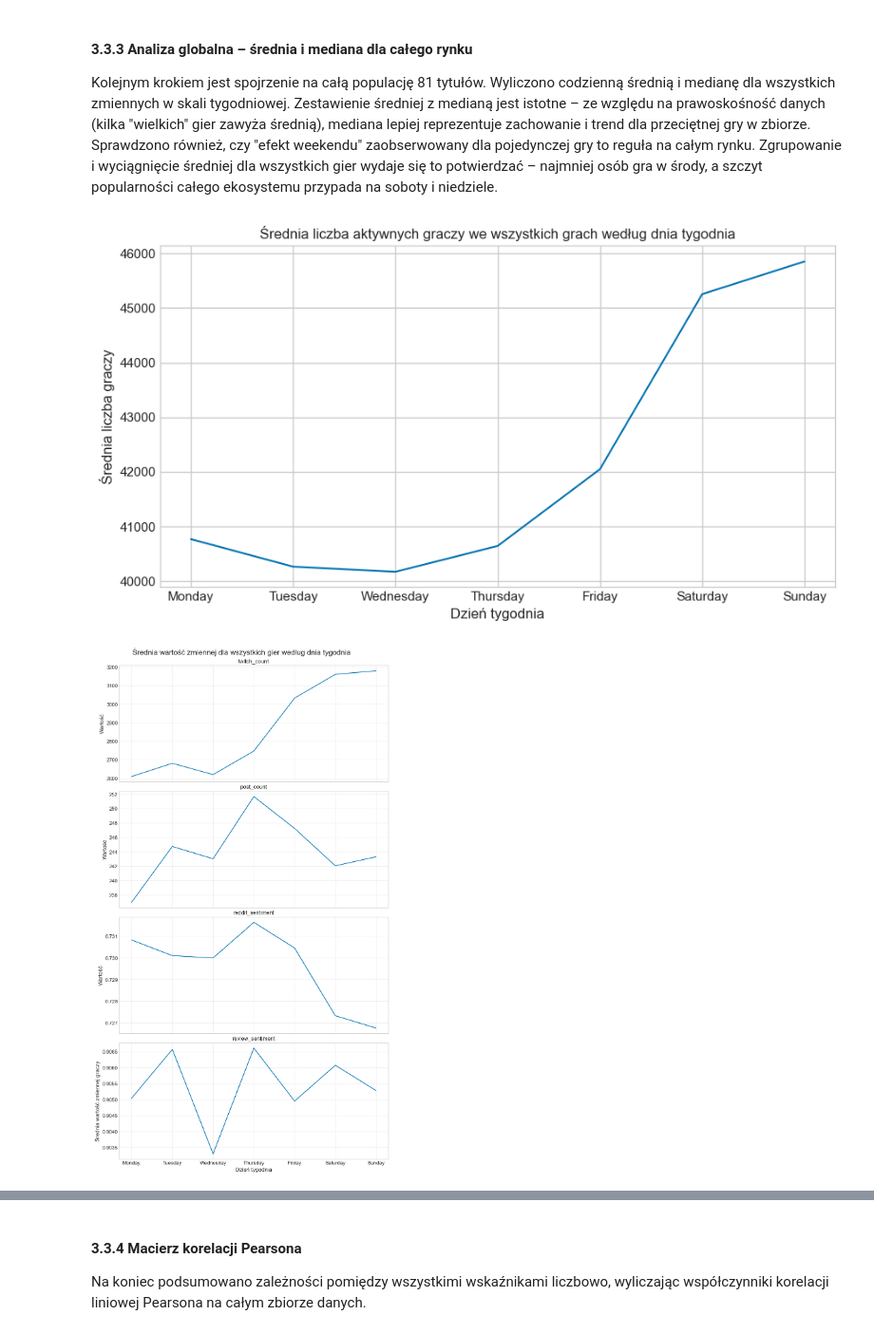
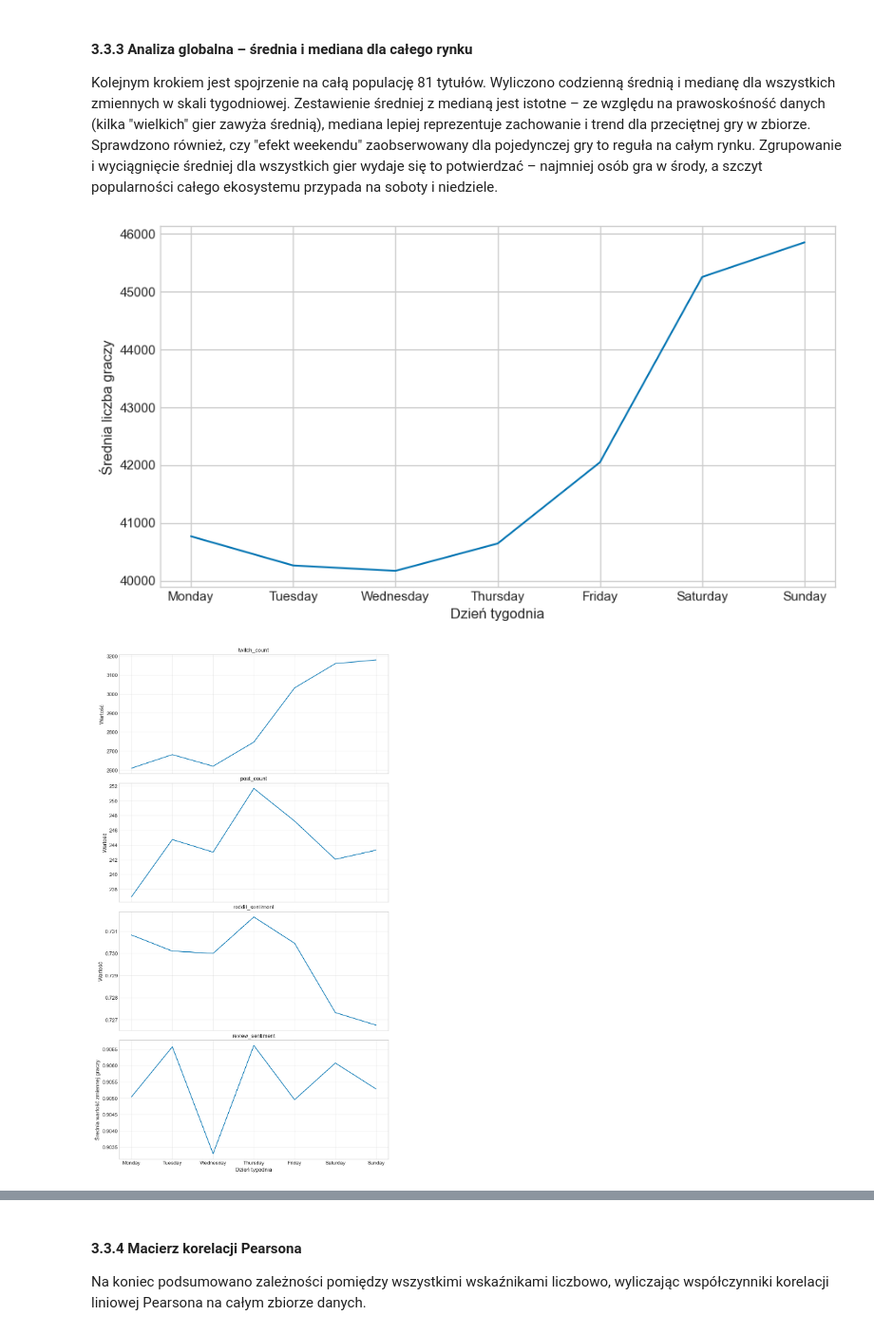
Before and after one commit to mapisz/Magisterka, a Jupyter notebook: data_prep_and_exploration.ipynb, the cells around one changed output, grey strips where cells are left out. Shown at 95% size. Saved outputs shown, nothing was run; the diff lists cells and outputs as text; code cells hidden in the pictures.

```diff
--- a/data_prep_and_exploration.ipynb
+++ b/data_prep_and_exploration.ipynb
@@ -386,14 +386,14 @@ for variable in variables:
     use_log = variable in skewed_vars
 
     sns.histplot(data=panel_data, x=variable, bins=40, kde=True, ax=axes[0], log_scale=use_log)
-    axes[0].set_title(f'Histogram rozkładu: {variable}')
+    #axes[0].set_title(f'Histogram rozkładu: {variable}')
     axes[0].set_ylabel('Liczba obserwacji')
     axes[0].set_xlabel(f'{variable} {"(skala logarytmiczna)" if use_log else ""}')
 
     sns.boxplot(data=panel_data, x=variable, ax=axes[1])
     if use_log:
         axes[1].set_xscale('log')
-    axes[1].set_title(f'Wykres pudełkowy (Boxplot): {variable}')
+    #axes[1].set_title(f'Wykres pudełkowy (Boxplot): {variable}')
     axes[1].set_xlabel(f'{variable} {"(skala logarytmiczna)" if use_log else ""}')
 
     plt.tight_layout()
@@ -654,47 +654,47 @@ plt.plot(
     weekday_means.values
 )
 
-plt.title("Średnia liczba aktywnych graczy we wszystkich grach według dnia tygodnia")
+#plt.title("Średnia liczba aktywnych graczy we wszystkich grach według dnia tygodnia")
 plt.xlabel("Dzień tygodnia")
 plt.ylabel("Średnia liczba graczy")
 
 plt.tight_layout()
 plt.show()
 # %% [output]
-[figure, old version]
+[figure, new version]
 # %%
 weekday_means_other_variables = (
     panel_data
     .groupby("weekday", observed=True)[variables_no_player_count]
     .mean()
 )
 
 fig, axes = plt.subplots(
     4, 1,
     figsize=(9, len(variable)),
     sharex=True,
     layout="constrained"
 )
 
 for ax, variable in zip(axes, variables_no_player_count):
     ax.plot(
         weekday_means_other_variables.index,
         weekday_means_other_variables[variable].values
     )
 
     ax.set_title(variable)
     ax.set_ylabel("Wartość")
     ax.grid(alpha=0.3)
 
 axes[-1].set_xlabel("weekday")
 
-fig.suptitle("Średnia wartość zmiennej dla wszystkich gier według dnia tygodnia", fontsize=16)
+#fig.suptitle("Średnia wartość zmiennej dla wszystkich gier według dnia tygodnia", fontsize=16)
 plt.xlabel("Dzień tygodnia")
 plt.ylabel("Średnia wartość zmiennej graczy")
 
 plt.show()
 # %% [output]
-[figure, old version]
+[figure, new version]
 # %%
 weekly = (
     panel_data
```
Also changed, not shown: parts of 8 cells of this notebook, 2 other files.
